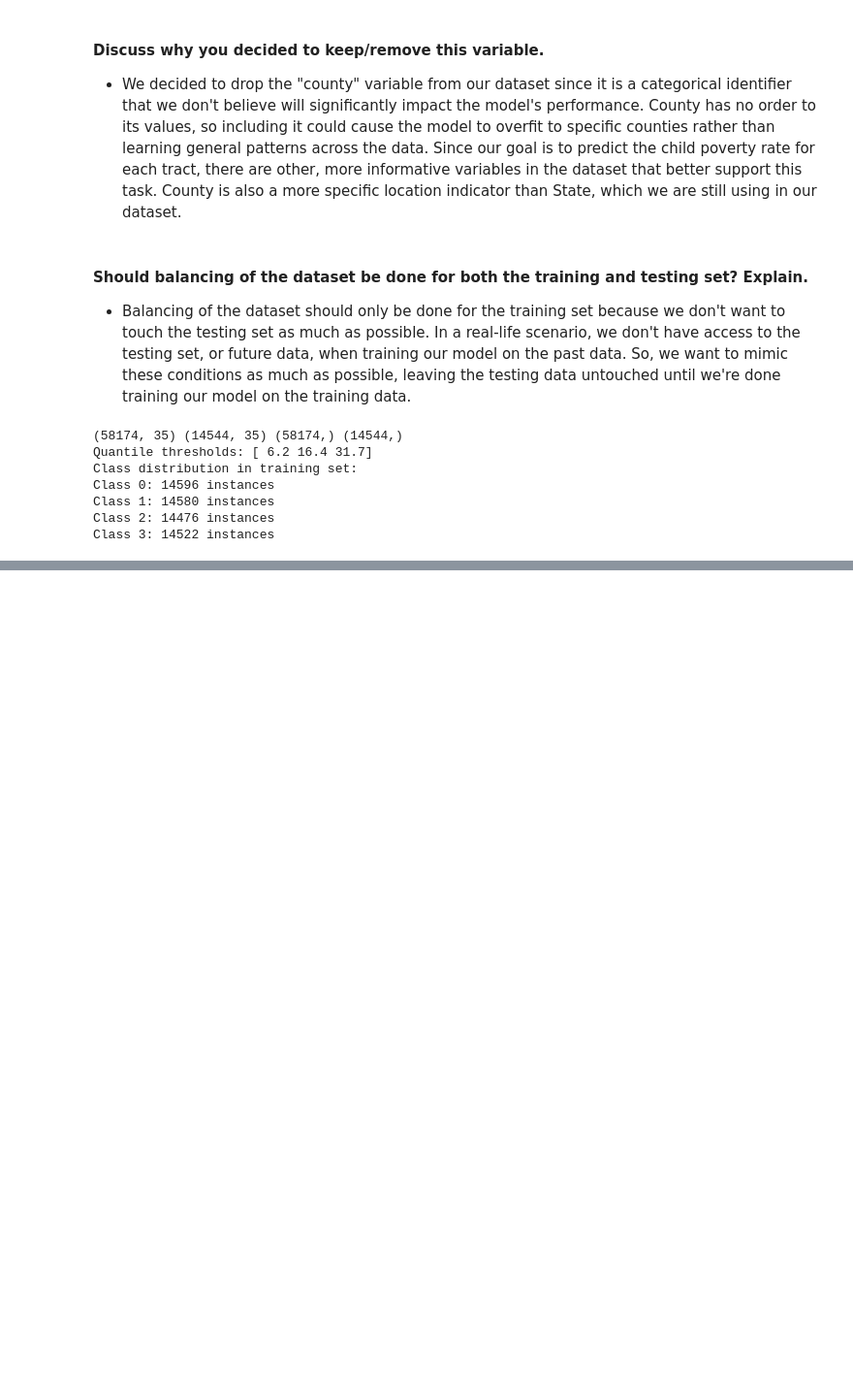
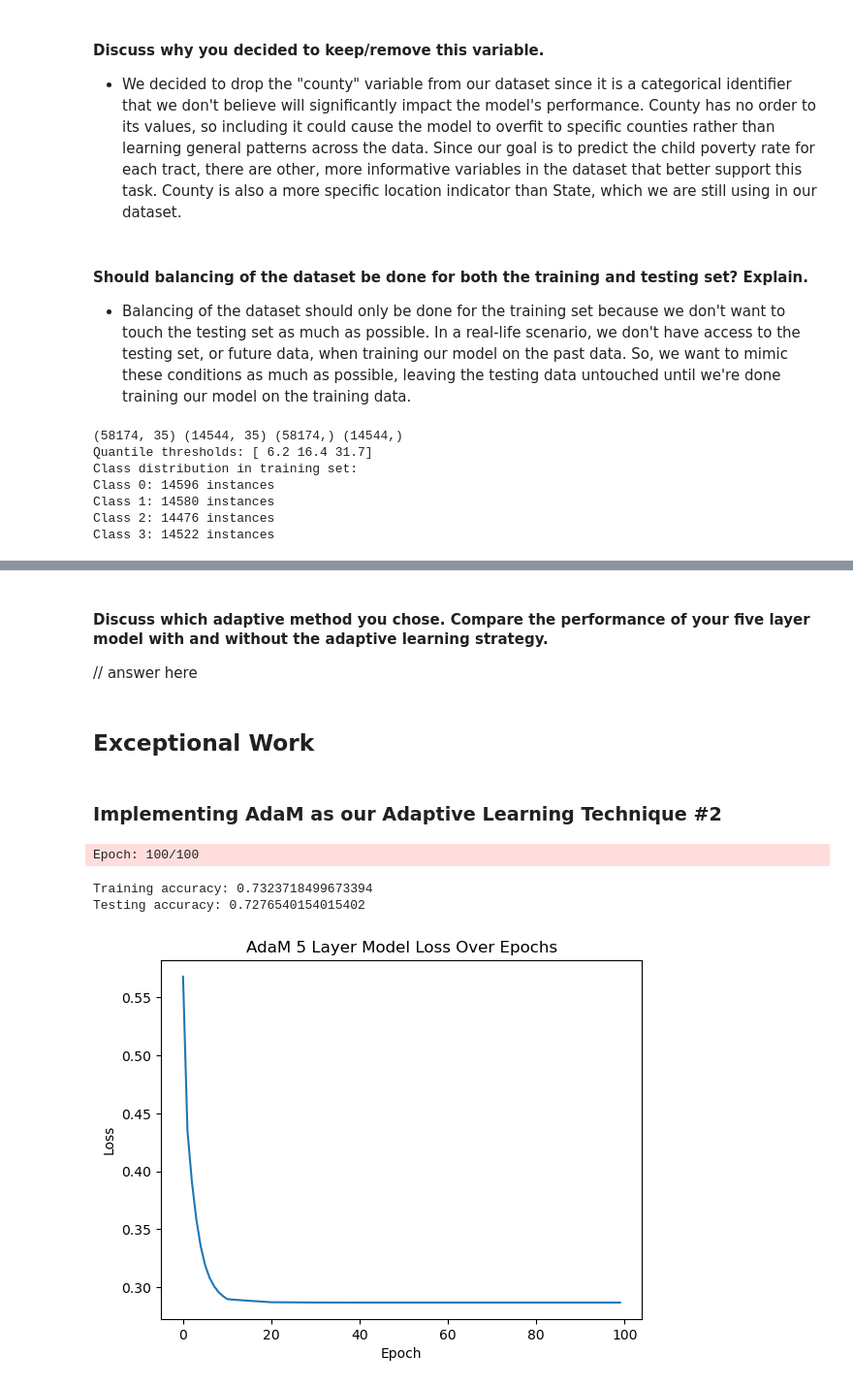
Before and after one commit to 48878679/CS5324_Lab4, a Jupyter notebook: Lab4.ipynb, the cells around one changed output, grey strips where cells are left out. Shown at 97% size. Drawn from its saved outputs; the diff is of its cells as text; code cells hidden in the pictures; blank space fills up the shorter version.

```diff
--- a/Lab4.ipynb
+++ b/Lab4.ipynb
@@ -1425,0 +1441,7 @@ One idea (required for 7000 level students):  Implement adaptive momentum (AdaM)
+# %% [markdown]
+#### Discuss which adaptive method you chose. Compare the performance of your five layer model with and without the adaptive learning strategy.
+// answer here
+# %% [markdown]
+## Exceptional Work
+# %% [markdown]
+### Implementing AdaM as our Adaptive Learning Technique #2
@@ -1425,0 +1645,28 @@ One idea (required for 7000 level students):  Implement adaptive momentum (AdaM)
+# %%
+model8 = AdaMPerceptron(
+    epochs=100,
+    n_hidden_2=25,
+    n_hidden_3=20,
+    n_hidden_4=15,
+    minibatches=int(len(X_train) / 256),
+)
+
+model8.fit(X_train_ohe, y_train_classes, True, (X_test_ohe, y_test_classes))
+
+print(f"Training accuracy: {model8.score_[-1]}")
+print(f"Testing accuracy: {model8.val_score_[-1]}")
+# %% [output]
+Epoch: 100/100
+Training accuracy: 0.7323718499673394
+Testing accuracy: 0.7276540154015402
+# %%
+# plotting AdaM Propagation of the 5 layer model
+plt.plot(model8.cost_)
+
+plt.title("AdaM 5 Layer Model Loss Over Epochs")
+plt.xlabel("Epoch")
+plt.ylabel("Loss")
+
+plt.show()
+# %% [output]
+[figure, added]
```
Also changed, not shown: parts of 39 cells of this notebook.
